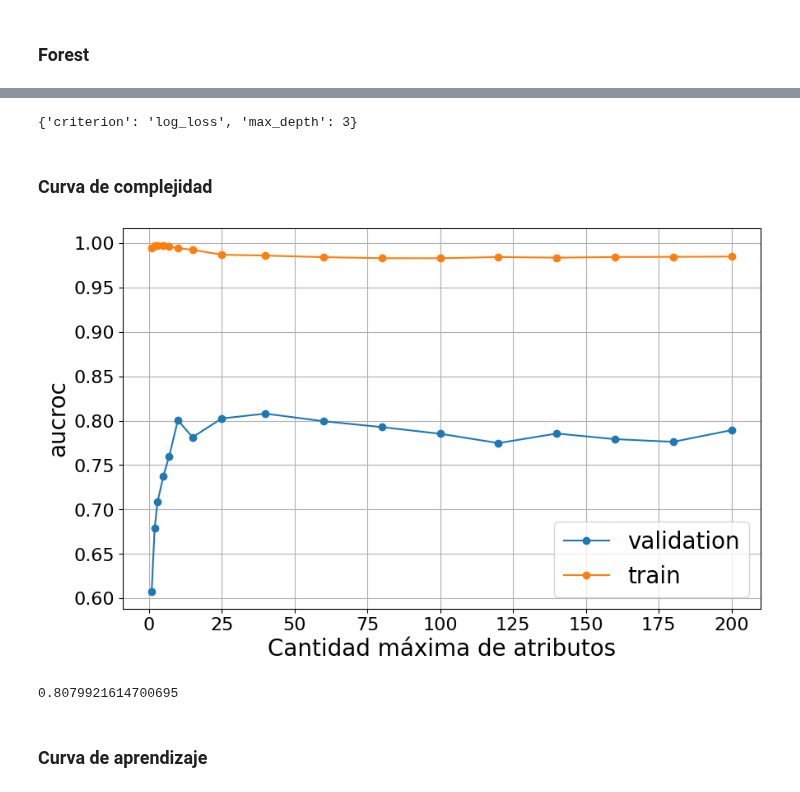
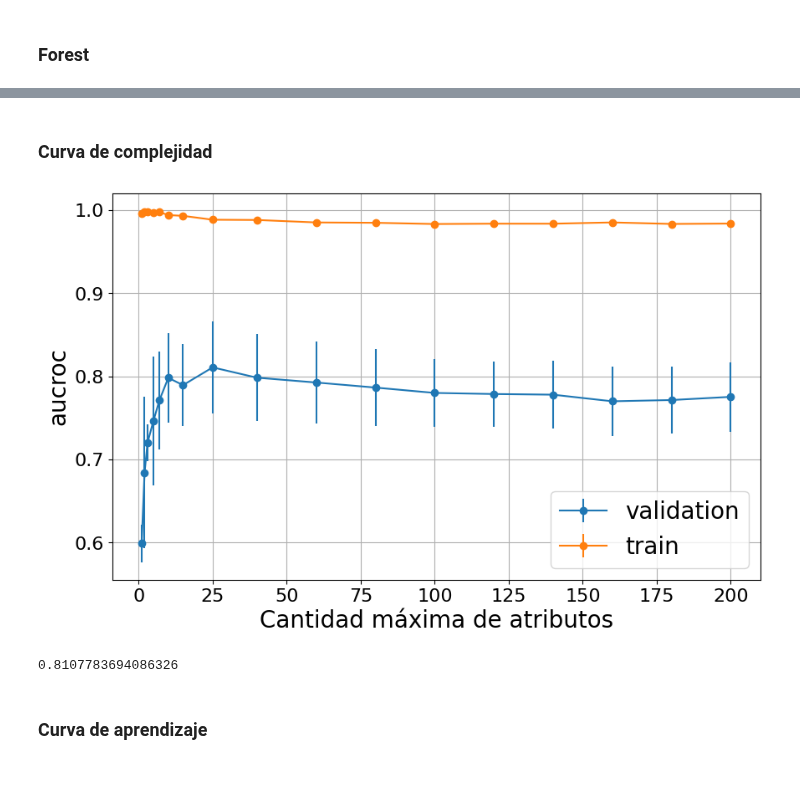
Before and after one commit to fedeaar/aa-tp01, a Jupyter notebook: experimentacion/ej4_3.ipynb, the cells around one changed output, grey strips where cells are left out. Saved outputs shown, nothing was run; the diff lists cells and outputs as text; code cells hidden in the pictures.

```diff
--- a/experimentacion/ej4_3.ipynb
+++ b/experimentacion/ej4_3.ipynb
@@ -28,7 +28,6 @@ classifier_RForest = RandomizedSearchCV(estimator=model,
                                     n_iter=n_iter,
                                     cv=cv,
                                     scoring='roc_auc',
-                                    verbose=True,
                                     random_state=seed)
 classifier_RForest.fit(X_train, y_train)
 rs_results(classifier_RForest.cv_results_, params)
@@ -38,54 +48,34 @@ KeyboardInterrupt:
 # %%
-# best_params = classifier_RForest.best_params_
-# del best_params["max_features"]
-best_params = {'criterion': 'log_loss', 'max_depth': 3}
-print(best_params)
-# print(p)
+best_params = classifier_RForest.best_params_
-# %% [output]
-{'criterion': 'log_loss', 'max_depth': 3}
 # %% [markdown]
 ### Curva de complejidad
 # %%
-mean_val_scores = []
-std_val_scores = []
-mean_train_scores = []
-std_train_scores = []
-
+best_params_wo_mf = best_params.copy()
+del best_params_wo_mf["max_features"]
 k = 5
 cv = StratifiedKFold(n_splits=k, shuffle=True, random_state=seed)
-cols_val = [f"split_val_{i}" for i in range(k)]
-cols_train = [f"split_train_{i}" for i in range(k)]
-max_features_values =  [1, 2, 3, 5, 7, 10, 15, 25, 40, 60, 80, 100, 120, 140, 160, 180, 200]
-for mf in max_features_values:
-    rf = ForestTreeWrapper(**best_params, max_features=mf, random_state=seed)
-    auc_scores, _ = cross_validate(rf, X_train, y_train, metric=aucroc, use_decision=True, cv=cv)
-    mean_val_scores.append(auc_scores.mean_val.aucroc)
-    std_val_scores.append(auc_scores[cols_val].std(axis=1).aucroc)
-    mean_train_scores.append(auc_scores.mean_train.aucroc)
-    std_train_scores.append(auc_scores[cols_train].std(axis=1).aucroc)
+fig, ax = plt.subplots(figsize=(10, 6))
+mean_val_scores, _, _, _ = complexity_curve(ForestTreeWrapper(**best_params, random_state=seed),
+                 "max_features",
+                 [1, 2, 3, 5, 7, 10, 15, 25, 40, 60, 80, 100, 120, 140, 160, 180, 200],
+                 X_train,
+                 y_train,
+                 aucroc,
+                 True,
+                 cv,
+                 ax)
+ax.legend(fontsize=20)
+ax.set_xlabel('Cantidad máxima de atributos', fontsize=20)
+ax.set_ylabel('aucroc', fontsize=20)
+ax.tick_params(axis="x", labelsize=16)
+ax.tick_params(axis="y", labelsize=16)
+ax.grid(True)
+# %% [output]
+[figure, added]
-# %%
-plt.figure(figsize=(10, 6))
-# plt.errorbar(max_features_values, mean_val_scores, std_val_scores, fmt='-o', label="validation")
-plt.plot(max_features_values, mean_val_scores, '-o', label="validation")
-plt.plot(max_features_values, mean_train_scores,'-o', label="train")
-# plt.errorbar(max_features_values, mean_train_scores, std_train_scores, fmt='-o', label="train")
-# plt.scatter(max_features_values, mean_train_scores, label="train")
-
-# plt.plot()
-plt.legend(fontsize=20)
-plt.xlabel('Cantidad máxima de atributos', fontsize=20)
-plt.ylabel('aucroc', fontsize=20)
-plt.tick_params(axis="x", labelsize=16)
-plt.tick_params(axis="y", labelsize=16)
-# plt.title('Curva de Complejidad para Árbol de Decisión (criterion=Entropy)')
-plt.grid(True)
-plt.show()
-# %% [output]
-[figure, removed]
 # %%
 max(mean_val_scores)
 # %% [output]
-0.8079921614700695
+0.8107783694086326
 # %% [markdown]
 ### Curva de aprendizaje
 # %%
```
Also changed, not shown: parts of 4 cells of this notebook, 26 other files.
